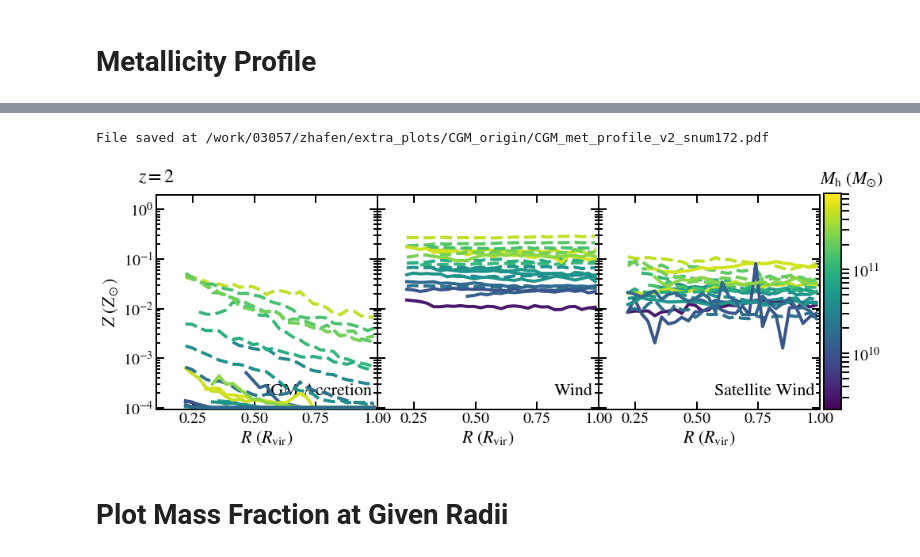
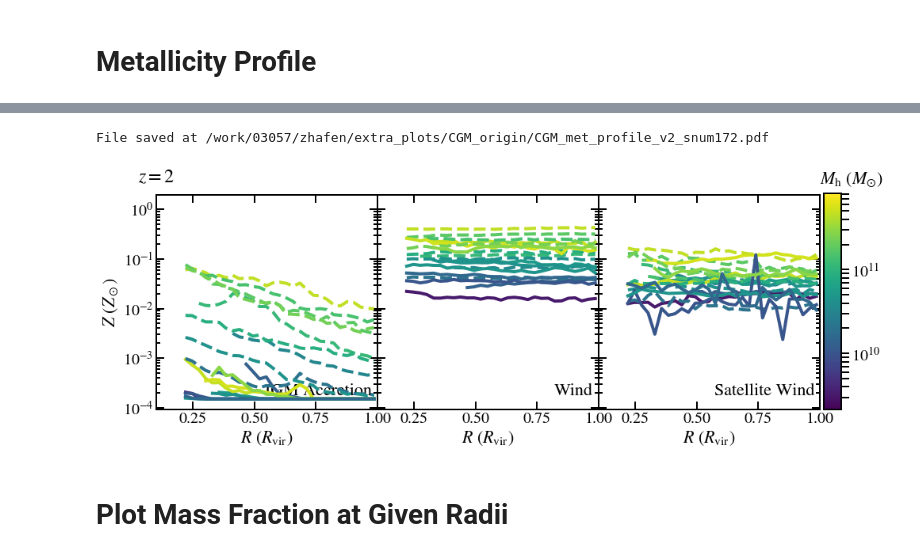
Before and after one commit to zhafen/CGM_origin_analysis, a Jupyter notebook: multi_sim_analysis/radial_profile.ipynb, the cells around one changed output, grey strips where cells are left out. Drawn from its saved outputs; the diff is of its cells as text; code cells hidden in the pictures.

```diff
--- a/multi_sim_analysis/radial_profile.ipynb
+++ b/multi_sim_analysis/radial_profile.ipynb
@@ -131,7 +131,7 @@ for classification in classification_list:
     )
 
     metallicities[classification] = w_set.data_object.get_selected_data(
-        'Z',
+        'Z_asplund',
         sl = (slice(None),ind),
         classification = classification,
     )
@@ -533,7 +533,7 @@ for j, mass_bin in enumerate( mass_bins ):
             }
             med, low_p, high_p, bin_edges = w_plotter.statistic_and_interval(
                 'R',
-                'Z',
+                'Z_asplund',
                 statistic = statistics[classification=='is_in_CGM'],
                 x_data = np.concatenate( radii_bin.array() ),
                 y_data = np.concatenate( metallicities_bin.array() ),
@@ -656,6 +656,9 @@ handles, labels = [], []
 for j, mass_bin in enumerate( mass_bins ):
 
     for i, classification in enumerate( classification_list ):
+
+        if classification == 'is_CGM_satellite_ISM':
+            continue
 
         plot_classification = classification in column_inds.keys()
         if plot_classification:
@@ -692,12 +695,12 @@ for j, mass_bin in enumerate( mass_bins ):
                 False: 'median',
             }
             line_label = {
-                False: r'$M_{\rm h}(z=0) \sim 10^{' + mass_bin[1:] + r'} M_\odot$',
-                True: None,
+                True: r'$M_{\rm h}(z=0) \sim 10^{' + mass_bin[1:] + r'} M_\odot$',
+                False: None,
             }
             med, low_p, high_p, bin_edges = w_plotter.statistic_and_interval(
                 'R',
-                'Z',
+                'Z_asplund',
                 statistic = statistics[classification=='is_in_CGM'],
                 x_data = np.concatenate( radii_bin.array() ),
                 y_data = np.concatenate( metallicities_bin.array() ),
@@ -714,7 +717,7 @@ for j, mass_bin in enumerate( mass_bins ):
                 zorder = 1000,
                 classification = classification,
                 color = bin_colors[mass_bin],
-                label = line_label[is_md and not snum==465],
+                label = line_label[( not is_md ) and snum==465],
                 plot_label = p_constants.CLASSIFICATION_LABELS[classification],
                 add_plot_label = ( j == 0 ),
                 plot_label_kwargs = {
@@ -733,17 +736,18 @@ for j, mass_bin in enumerate( mass_bins ):
 
         # Limits and scale tweaking
         ax.set_xlim( 0.1, 1. )
-        ax.set_ylim( 1e-3, 1.0 )
+        ax.set_ylim( 1e-3, 2.0 )
 #         ax.set_xscale( 'log' )
         ax.set_yscale( 'log' )
 
         # Labels
-        ax.set_xlabel( r'$R$ $(R_{\rm vir})$', fontsize=22 )
+        if snum == 172:
+            ax.set_xlabel( r'$R$ $(R_{\rm vir})$', fontsize=22 )
         if ax.is_first_col():
             ax.set_ylabel( r'$Z$ $(Z_\odot)$', fontsize=22, )
 
         # Hide some axis labels
-        if not ax.is_last_row():
+        if snum != 172:
             ax.tick_params( labelbottom = False )
         if ax.is_first_row():
             ax.tick_params( labeltop = True )
@@ -752,11 +756,11 @@ for j, mass_bin in enumerate( mass_bins ):
         if ax.is_first_col() and mass_bin=='m12':
             ax.annotate(
                 s = r'$z=' + '{:.02g}'.format( w.redshift.values[ind] ) + '$',
-                xy = ( 0.0, 1.0 ),
-                xytext = ( 0., 25., ),
+                xy = ( 0.05, 0.05 ),
+                xytext = ( 0., 0., ),
                 xycoords = 'axes fraction',
                 textcoords = 'offset points',
-                horizontalalignment = 'center',
+                horizontalalignment = 'left',
                 verticalalignment = 'bottom',
                 fontsize = 24,
             )
@@ -858,7 +865,7 @@ for i, classification in enumerate( classification_list ):
         }
         med, low_p, high_p, bin_edges = w_plotter.statistic_and_interval(
             'R',
-            'Z',
+            'Z_asplund',
             statistic = statistics[classification=='is_in_CGM'],
             x_data = radii[classification][sim_name],
             y_data = metallicities[classification][sim_name],
@@ -925,34 +932,34 @@ for i, classification in enumerate( classification_list ):
 
 # Add a colorbar
 sm = cm.ScalarMappable(
     cmap = cm.viridis,
     norm=colors.LogNorm( z_min, z_max ),
 )
 sm._A = []
 plotting.add_colorbar(
     fig,
     sm,
     method='fig',
     ax_location=[0.905, 0.125, 0.02, 0.76]
 )
 
 plt.subplot( gs[0,-1] ).annotate(
     s = r'$M_{\rm h}$ $(M_{\odot})$',
     xy = (1., 1.05),
     xycoords = 'axes fraction',
     fontsize = 22,
 )
 
 # Save the File
 save_file = 'CGM_met_profile_v2_snum{}.pdf'.format( snum )
 plotting.save_fig(
     out_dir = file_manager.project_parameters['extras_dir'],
     save_file = save_file,
     fig = fig,
 )
 # %% [output]
 File saved at /work/03057/zhafen/extra_plots/CGM_origin/CGM_met_profile_v2_snum172.pdf
-[figure, old version]
+[figure, new version]
 # %% [markdown]
 # Plot Mass Fraction at Given Radii
 # %%
```
Also changed, not shown: parts of 2 cells of this notebook, 3 other files.
